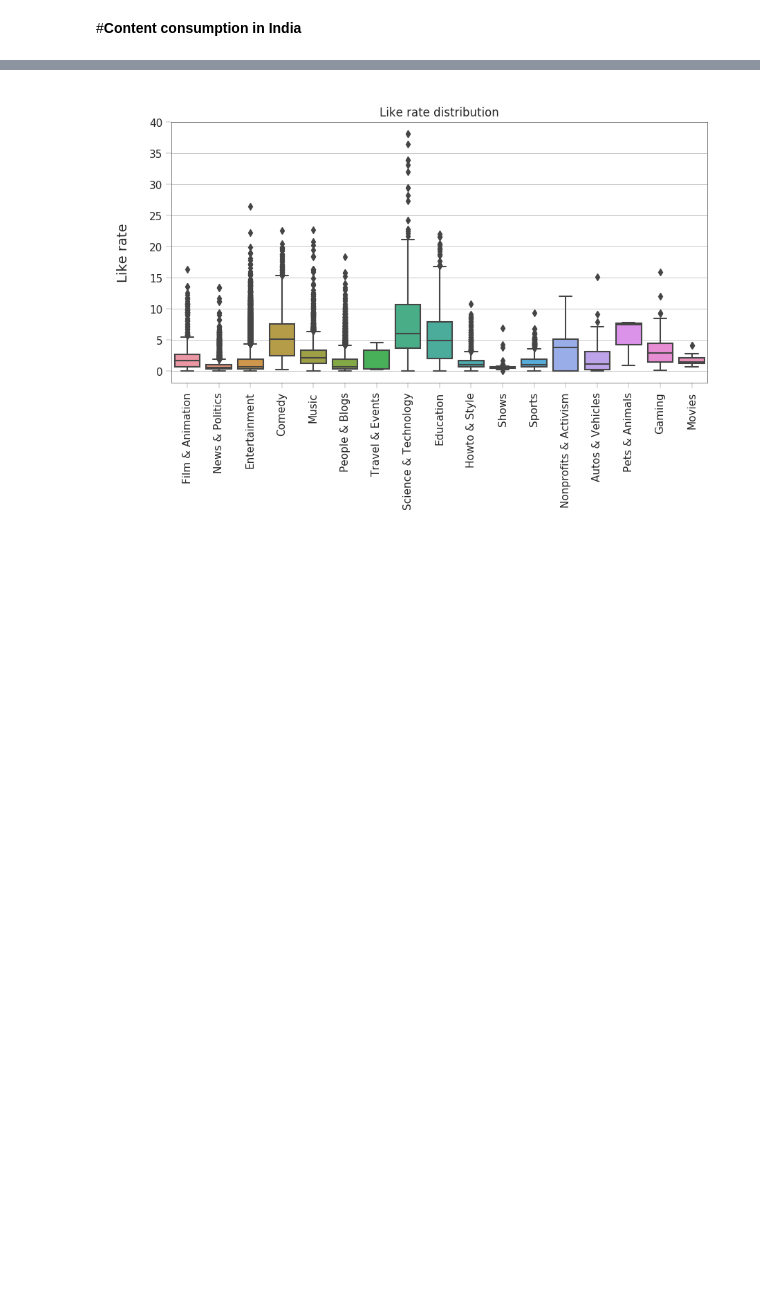
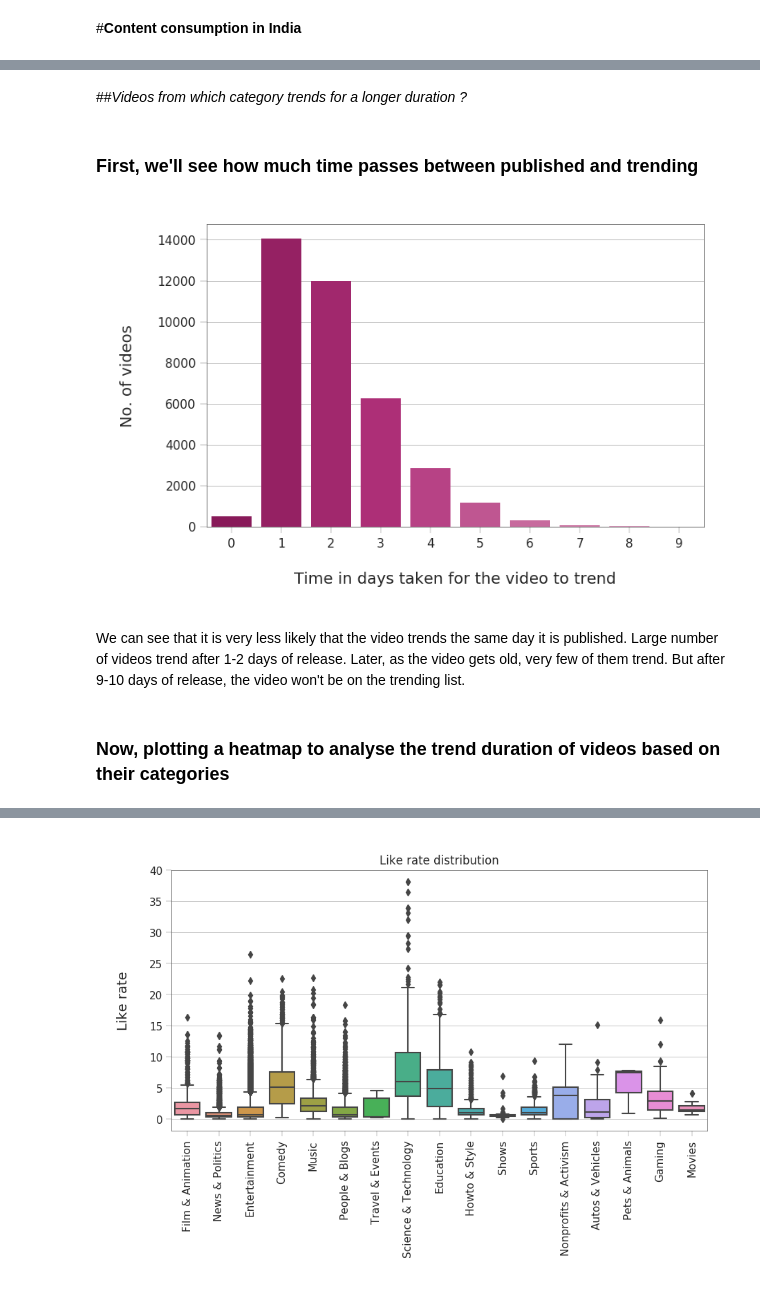
Before and after one commit to Shreya369/We-R, a Jupyter notebook: YouTube_Trending_Video_Analysis.ipynb, the cells around one changed output, grey strips where cells are left out. Cells and saved outputs as stored; diff of their text form; code cells hidden in the pictures; blank space fills up the shorter version.

```diff
--- a/YouTube_Trending_Video_Analysis.ipynb
+++ b/YouTube_Trending_Video_Analysis.ipynb
@@ -133,0 +229,7 @@ sns.barplot(x="count",y="category",data = cat)
+# %% [markdown]
+
+
+
+##*Videos from which category trends for a longer duration ?*
+# %% [markdown]
+### First, we'll see how much time passes between published and trending
@@ -133,0 +242,12 @@ sns.barplot(x="count",y="category",data = cat)
+# %%
+cdf = INvideos["diff"].value_counts().to_frame().reset_index()\
+        .rename(columns={"index": "diff", "diff": "No_of_videos"})
+fig, ax = plt.subplots()
+_ = sns.barplot(x="diff", y="No_of_videos", data=cdf,palette=sns.color_palette("PiYG", 40), ax=ax)
+_ = ax.set(xlabel="Time in days taken for the video to trend", ylabel="No. of videos")
+# %% [output]
+[figure, added]
+# %% [markdown]
+We can see that it is very less likely that the video trends the same day it is published. Large number of videos trend after 1-2 days of release. Later, as the video gets old, very few of them trend. But after 9-10 days of release, the video won't be on the trending list.
+# %% [markdown]
+### Now, plotting a heatmap to analyse the trend duration of videos based on their categories
```
Also changed, not shown: parts of 58 cells of this notebook, 1 other file.
